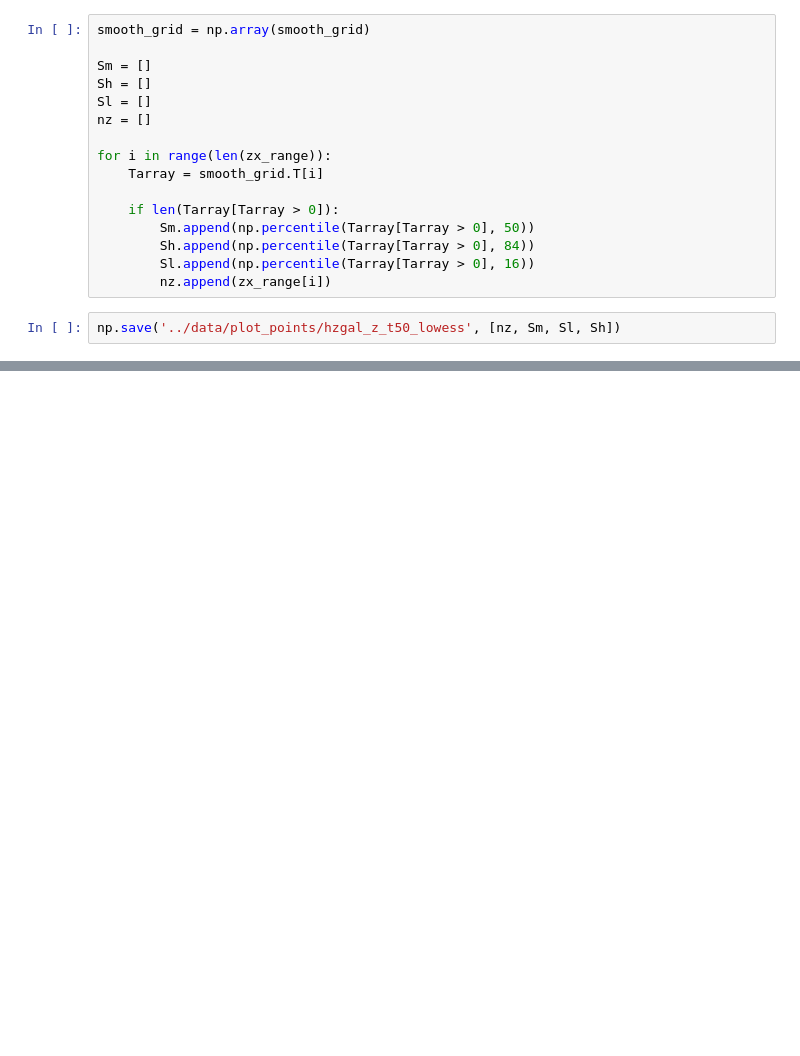
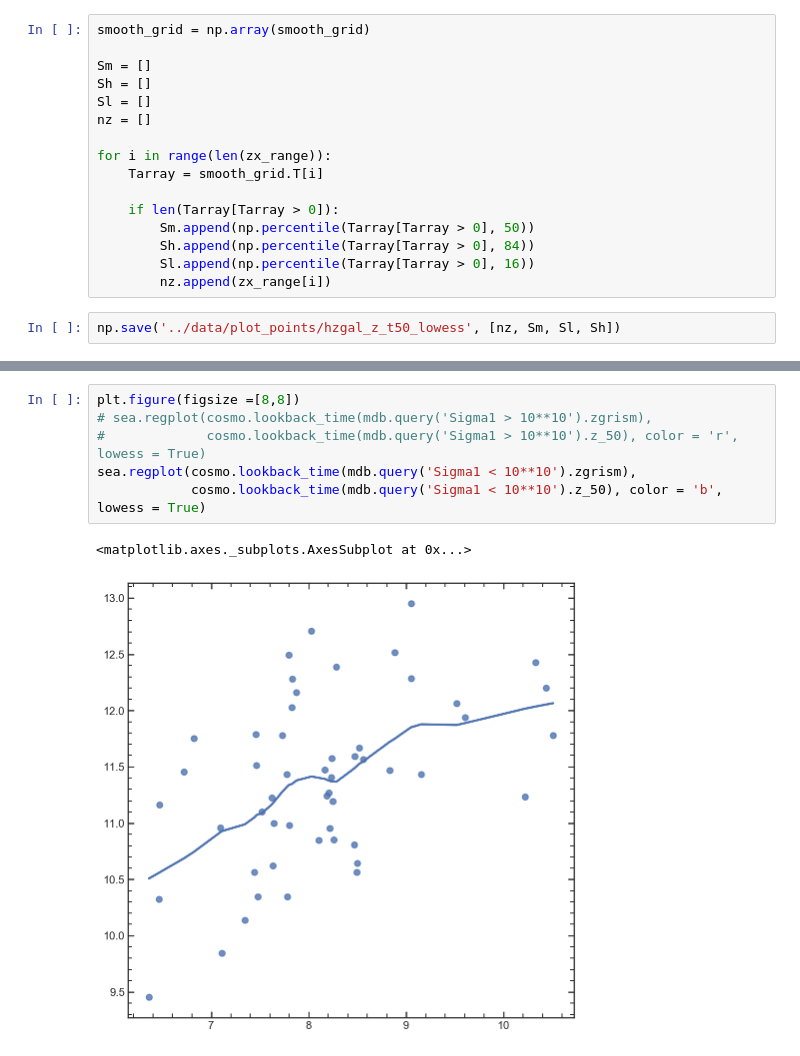
Before and after one commit to Vince-ec/Cluster_and_field, a Jupyter notebook: scripts/low_redshift.ipynb, the cells around one changed output, grey strips where cells are left out. Cells and saved outputs as stored; diff of their text form; blank space fills up the shorter version.

```diff
--- a/scripts/low_redshift.ipynb
+++ b/scripts/low_redshift.ipynb
@@ -1104,3 +1114,12 @@ np.save('../data/plot_points/hzgal_z_t50_lowess', [nz, Sm, Sl, Sh])
+# %%
+plt.figure(figsize =[8,8])
+# sea.regplot(cosmo.lookback_time(mdb.query('Sigma1 > 10**10').zgrism),
+#             cosmo.lookback_time(mdb.query('Sigma1 > 10**10').z_50), color = 'r', lowess = True)
+sea.regplot(cosmo.lookback_time(mdb.query('Sigma1 < 10**10').zgrism),
+            cosmo.lookback_time(mdb.query('Sigma1 < 10**10').z_50), color = 'b', lowess = True)
+# %% [output]
+<matplotlib.axes._subplots.AxesSubplot at 0x...>
+[figure, added]
 # %%
 plt.figure(figsize =[8,8])
 sea.scatterplot(mdb.zgrism,mdb.t_50, color = 'k', s = 10)
```
Also changed, not shown: parts of 7 cells of this notebook.
